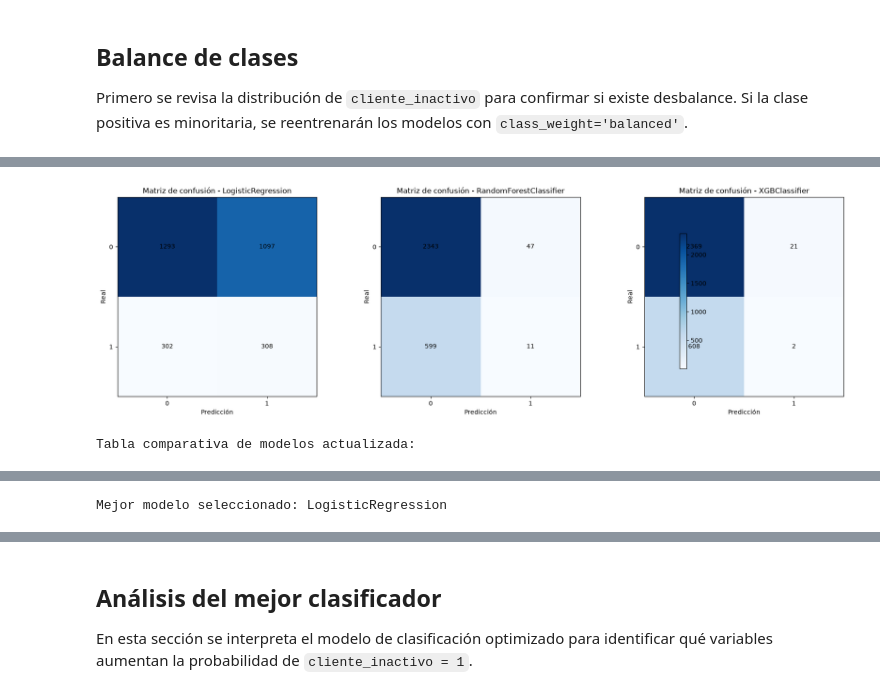
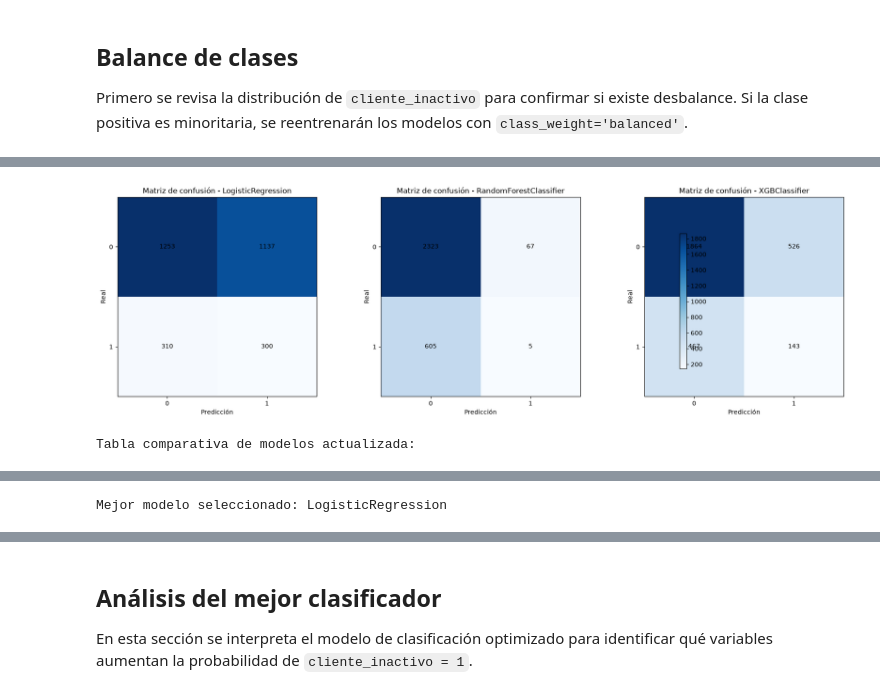
Before and after one commit to cristopfer/Analitica_Datos_01, a Jupyter notebook: proyecto-andinaretail/notebooks/Notebook 03_predictivo.ipynb, the cells around one changed output, grey strips where cells are left out. Saved outputs shown, nothing was run; the diff lists cells and outputs as text; code cells hidden in the pictures.

Commit message:
fix: improve classification model metrics

```diff
--- a/proyecto-andinaretail/notebooks/Notebook 03_predictivo.ipynb
+++ b/proyecto-andinaretail/notebooks/Notebook 03_predictivo.ipynb
@@ -856,22 +944,82 @@ Se detectó desbalance. Se usará class_weight="balanced" en ambos modelos.
 
 Primero se revisa la distribución de `cliente_inactivo` para confirmar si existe desbalance. Si la clase positiva es minoritaria, se reentrenarán los modelos con `class_weight='balanced'`.
 # %%
+import numpy as np
+import pandas as pd
+import matplotlib.pyplot as plt
+from sklearn.linear_model import LogisticRegression
+from sklearn.ensemble import RandomForestClassifier
 from xgboost import XGBClassifier
+from sklearn.metrics import accuracy_score, precision_score, recall_score, f1_score, roc_auc_score, confusion_matrix
 
-# Entrenamiento de XGBClassifier con ponderación balanceada
+# ==============================================================================
+# 1. CÁLCULO DINÁMICO DEL BALANCEO DE CLASES PARA LOS MODELOS
+# ==============================================================================
+# Calculamos la proporción directamente desde las etiquetas de entrenamiento
+num_negativos = (y_train_clasificacion == 0).sum()
+num_positivos = (y_train_clasificacion == 1).sum()
+ratio_desbalance = num_negativos / num_positivos if num_positivos > 0 else np.inf
+
+# Configuración de pesos para Logistic Regression y Random Forest
+if ratio_desbalance > 1.2:
+    class_weight_clasificacion = 'balanced'
+    print(f"Se detectó desbalance ({ratio_desbalance:.2f}). Se usará class_weight='balanced'.")
+else:
+    class_weight_clasificacion = None
+    print("No se detectó desbalance relevante.")
+
+# Configuración de peso para XGBoost (scale_pos_weight)
+scale_pos_weight_calculado = ratio_desbalance if num_positivos > 0 else 1.0
+print(f"Valor asignado a scale_pos_weight en XGBoost: {scale_pos_weight_calculado:.4f}\n")
+
+# ==============================================================================
+# 2. ENTRENAMIENTO SECUENCIAL DE LOS 3 MODELOS (CON DATOS PREPARADOS)
+# ==============================================================================
+
+# --- 2.1 Regresión Logística ---
+print("Entrenando LogisticRegression...")
+modelo_logit = LogisticRegression(
+    class_weight=class_weight_clasificacion,
+    random_state=42,
+    max_iter=1000
+)
+modelo_logit.fit(X_train_clasificacion_preparado, y_train_clasificacion)
+pred_logit = modelo_logit.predict(X_test_clasificacion_preparado)
+proba_logit = modelo_logit.predict_proba(X_test_clasificacion_preparado)[:, 1]
+matriz_confusion_logit = confusion_matrix(y_test_clasificacion, pred_logit)
+
+# --- 2.2 Random Forest ---
+print("Entrenando RandomForestClassifier...")
+modelo_rf = RandomForestClassifier(
+    class_weight=class_weight_clasificacion,
+    random_state=42,
+    n_jobs=-1
+)
+modelo_rf.fit(X_train_clasificacion_preparado, y_train_clasificacion)
+pred_rf_clasificacion = modelo_rf.predict(X_test_clasificacion_preparado)
+proba_rf_clasificacion = modelo_rf.predict_proba(X_test_clasificacion_preparado)[:, 1]
+matriz_confusion_rf = confusion_matrix(y_test_clasificacion, pred_rf_clasificacion)
+
+# --- 2.3 XGBoost ---
+print("Entrenando XGBClassifier...")
 modelo_xgb_clasificacion = XGBClassifier(
     n_estimators=200,
     learning_rate=0.1,
     max_depth=6,
     random_state=42,
     n_jobs=-1,
-    scale_pos_weight=1  # útil para clases desbalanceadas
+    scale_pos_weight=scale_pos_weight_calculado
 )
 modelo_xgb_clasificacion.fit(X_train_clasificacion_preparado, y_train_clasificacion)
 pred_xgb_clasificacion = modelo_xgb_clasificacion.predict(X_test_clasificacion_preparado)
 proba_xgb_clasificacion = modelo_xgb_clasificacion.predict_proba(X_test_clasificacion_preparado)[:, 1]
+matriz_confusion_xgb = confusion_matrix(y_test_clasificacion, pred_xgb_clasificacion)
 
-# Evaluación actual (agregamos XGBClassifier)
+print("\n¡Todos los modelos entrenados con éxito!")
+
+# ==============================================================================
+# 3. EVALUACIÓN Y TABLA COMPARATIVA
+# ==============================================================================
 resultados_clasificacion = pd.DataFrame([
     {
         'modelo': 'LogisticRegression',
@@ -901,9 +1049,9 @@ resultados_clasificacion = pd.DataFrame([
 
 mejor_modelo_clasificacion = resultados_clasificacion.iloc[0]['modelo']
 
-# Matriz de confusión para XGBClassifier
-matriz_confusion_xgb = confusion_matrix(y_test_clasificacion, pred_xgb_clasificacion)
-
+# ==============================================================================
+# 4. VISUALIZACIÓN DE MATRICES DE CONFUSIÓN
+# ==============================================================================
 fig, axes = plt.subplots(1, 3, figsize=(18, 5))
 for ax, matriz, titulo in [
     (axes[0], matriz_confusion_logit, 'LogisticRegression'),
@@ -919,6 +1067,7 @@ for ax, matriz, titulo in [
     for i in range(matriz.shape[0]):
         for j in range(matriz.shape[1]):
             ax.text(j, i, matriz[i, j], ha='center', va='center', color='black')
+
 fig.colorbar(im, ax=axes.ravel().tolist(), shrink=0.8)
 plt.tight_layout()
 plt.show()
@@ -930,3 +1087,3 @@ print(f'\nMejor modelo seleccionado: {mejor_modelo_clasificacion}')
-[figure, old version]
+[figure, new version]
-Tabla comparativa de modelos actualizada:
+Tabla comparativa de modelos actualizada:
 |  | modelo | Accuracy | Precision | Recall | F1-score | ROC AUC |
@@ -936 +1093 @@ Tabla comparativa de modelos actualizada:
-Mejor modelo seleccionado: LogisticRegression
+Mejor modelo seleccionado: LogisticRegression
```
Also changed, not shown: parts of 6 cells of this notebook.
